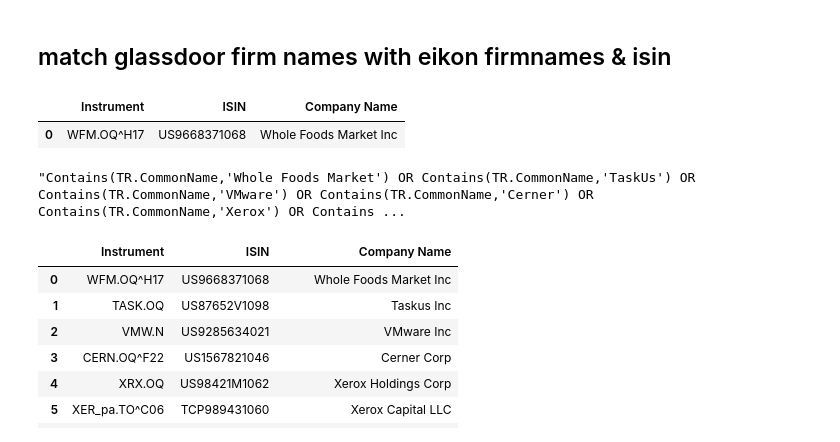
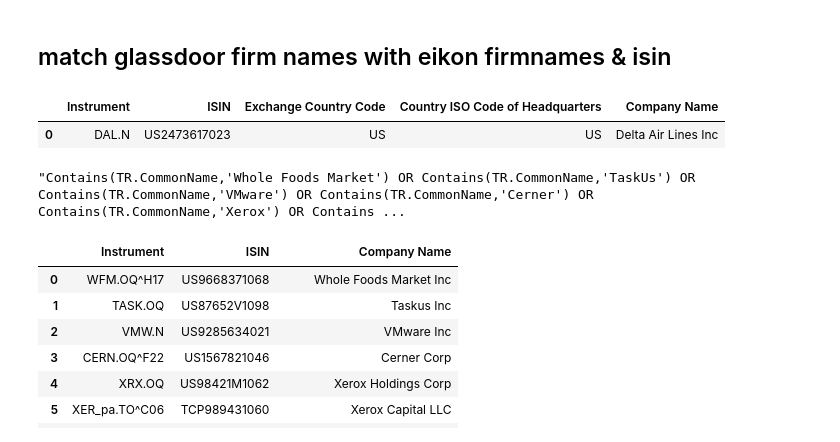
Before and after one commit to hannez11/Glassdoor-Project, a Jupyter notebook: 1 Links and Review Amount/Gamma - Eikon/Eikon API - FirmName to ISIN.ipynb, the cells around one changed output. Saved outputs shown, nothing was run; the diff lists cells and outputs as text; code cells hidden in the pictures.

```diff
--- a/Eikon/Eikon API - FirmName to ISIN.ipynb
+++ b/1 Links and Review Amount/Gamma - Eikon/Eikon API - FirmName to ISIN.ipynb
@@ -29,15 +29,22 @@ firms_list = df_firms["best_match"].tolist()
 firms_list = firms_list[:10]
 # %%
 # criteria needs to be written in the following way: "Contains(TR.CommonName,'Whole Foods Market') OR Contains(TR.CommonName,'TaskUs')"
-screener_func = f'SCREEN(U(IN(Equity(active or inactive, primary))), IN(TR.ExchangeCountryCode,US) OR IN(TR.ExchangeCountryCode,CA), Contains(TR.CommonName, "Whole Foods Market") )'
+# Contains(TR.CommonName, "Delta") AND Contains(TR.CommonName, "Air")\ should be the same Contains(TR.CommonName, "Delta Air")
+screener_func = f'SCREEN(U( \
+    IN(Equity(active or inactive, primary))), \
+    IN(TR.ExchangeCountryCode,US,CA,GB), \
+    IN(TR.HQCountryCode,US,CA,GB), \
+    Contains(TR.CommonName, "Delta") AND Contains(TR.CommonName, "Air")\
+    )'
+
 # column names
-fields = ["TR.ISIN", "TR.CompanyName"]
+fields = ["TR.ISIN", "TR.ExchangeCountryCode", "TR.HQCountryCode", "TR.CompanyName"]
 
 df, err = ek.get_data(screener_func, fields)
 df
 # %% [output]
-|  | Instrument | ISIN | Company Name |
-| 0 | WFM.OQ^H17 | US9668371068 | Whole Foods Market Inc |
+|  | Instrument | ISIN | Exchange Country Code | Country ISO Code of Headquarters | Company Name |
+| 0 | DAL.N | US2473617023 | US | US | Delta Air Lines Inc |
 # %%
 firms_list_screenconverted = "".join([f"Contains(TR.CommonName,'{firm}') OR " if index != len(firms_list)-1 else f"Contains(TR.CommonName,'{firm}')" for index, firm in enumerate(firms_list)])
 firms_list_screenconverted
```
Also changed, not shown: 32 other files.
